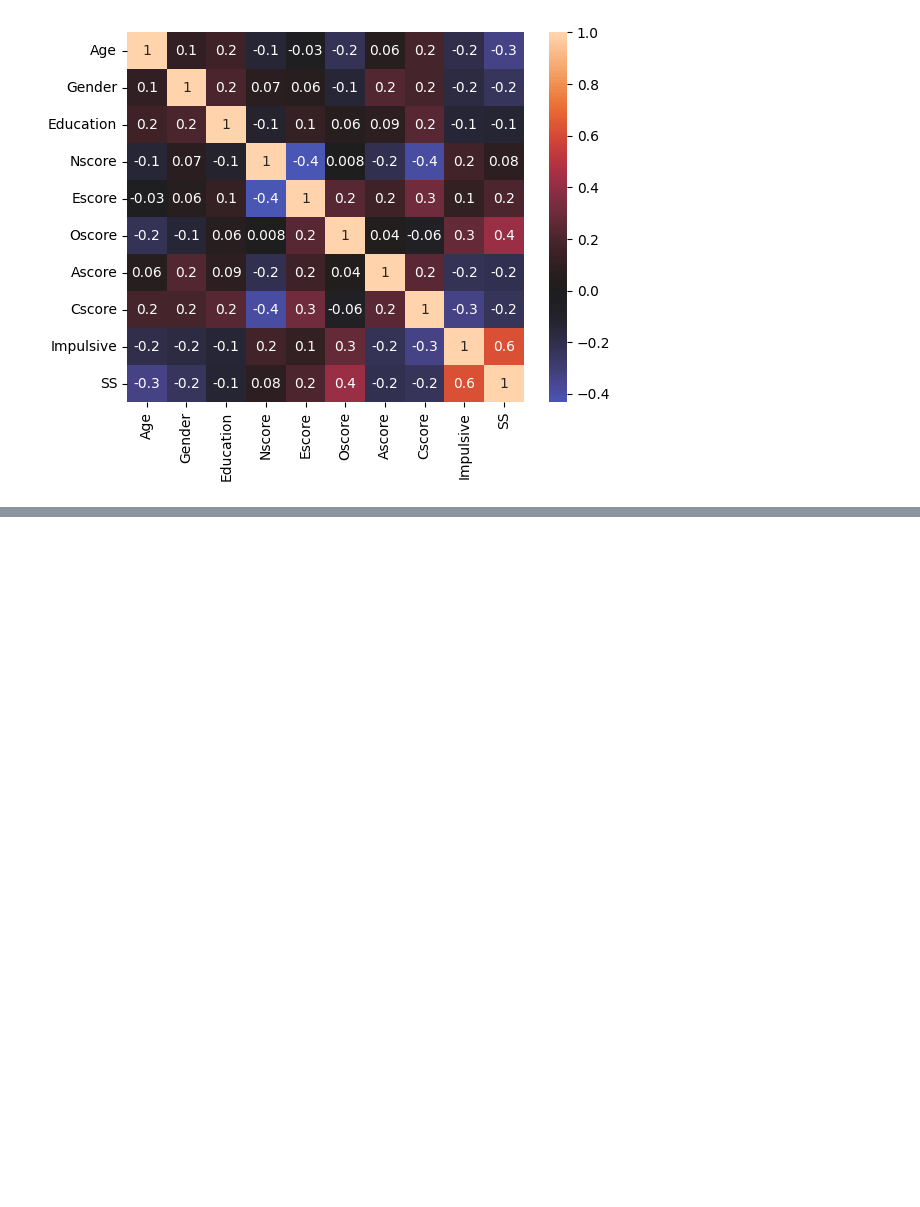
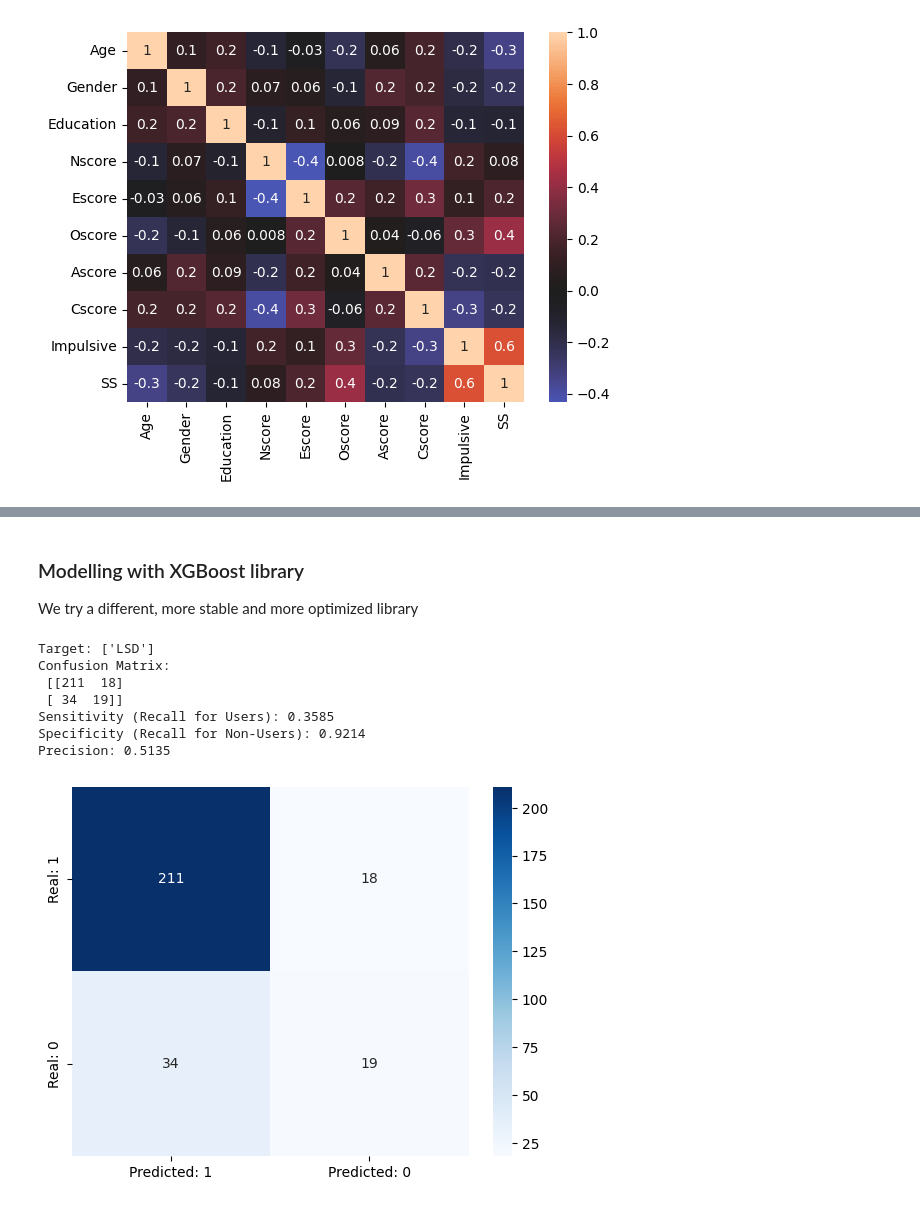
Before and after one commit to salleo0/Project_StatML, a Jupyter notebook: PROJECT_STATML.ipynb, the cells around one changed output, grey strips where cells are left out. Drawn from its saved outputs; the diff is of its cells as text; code cells hidden in the pictures; blank space fills up the shorter version.

```diff
--- a/PROJECT_STATML.ipynb
+++ b/PROJECT_STATML.ipynb
@@ -177,0 +304,45 @@ model = DecisionTreeClassifier(max_depth=4)
+# %% [markdown]
+### Modelling with XGBoost library
+We try a different, more stable and more optimized library
+# %%
+X_train, X_test, y_train, y_test = train_test_split(
+        X, y,
+        test_size = 0.15,
+        random_state = 42,
+        shuffle = True
+    )
+
+model_xgb = xgb.XGBClassifier(objective="binary:logistic")
+model_xgb.fit(X_train, y_train)
+
+y_pred_xgb = model_xgb.predict(X_test)
+
+# Model evaluation
+# Confusion matrix
+conf_mat = confusion_matrix(y_test, y_pred_xgb)
+conf_mat_df = pd.DataFrame(conf_mat,
+                           columns=['Predicted: 1', 'Predicted: 0'],
+                           index=['Real: 1', 'Real: 0'])
+sns.heatmap(conf_mat_df, annot=True, fmt='d',cmap='Blues')
+
+tn, fp, fn, tp = conf_mat.ravel()
+
+# Compute metrics
+sensitivity = tp / (tp + fn) if (tp + fn) > 0 else 0
+specificity = tn / (tn + fp) if (tn + fp) > 0 else 0
+precision = tp / (fp + tp) if (fp + tp) > 0 else 0
+
+print(f"\nTarget: {target_drug}")
+print("Confusion Matrix: \n", conf_mat)
+print(f"Sensitivity (Recall for Users): {sensitivity:.4f}")
+print(f"Specificity (Recall for Non-Users): {specificity:.4f}")
+print(f"Precision: {precision:.4f}")
+# %% [output]
+Target: ['LSD']
+Confusion Matrix:
+ [[211  18]
+ [ 34  19]]
+Sensitivity (Recall for Users): 0.3585
+Specificity (Recall for Non-Users): 0.9214
+Precision: 0.5135
+[figure, added]
```
Also changed, not shown: parts of 12 cells of this notebook.
